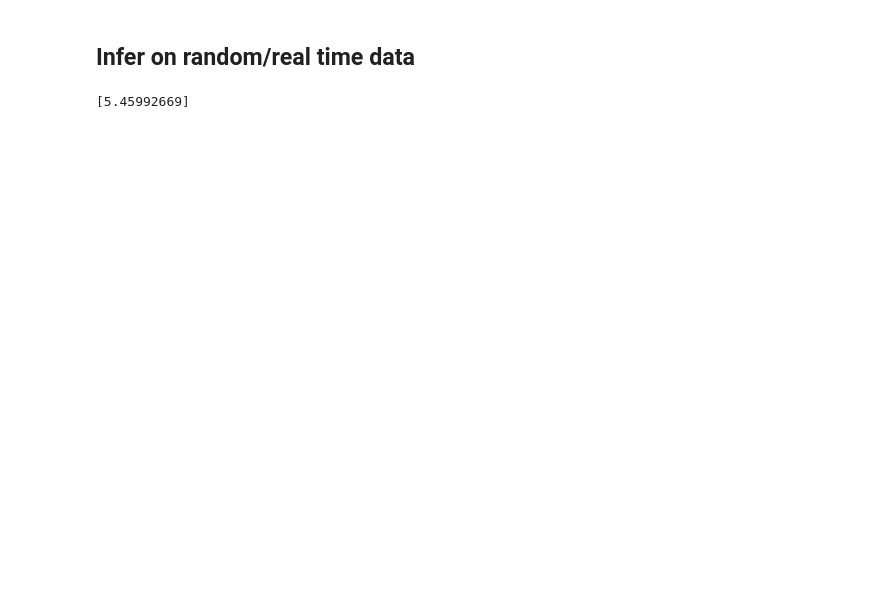
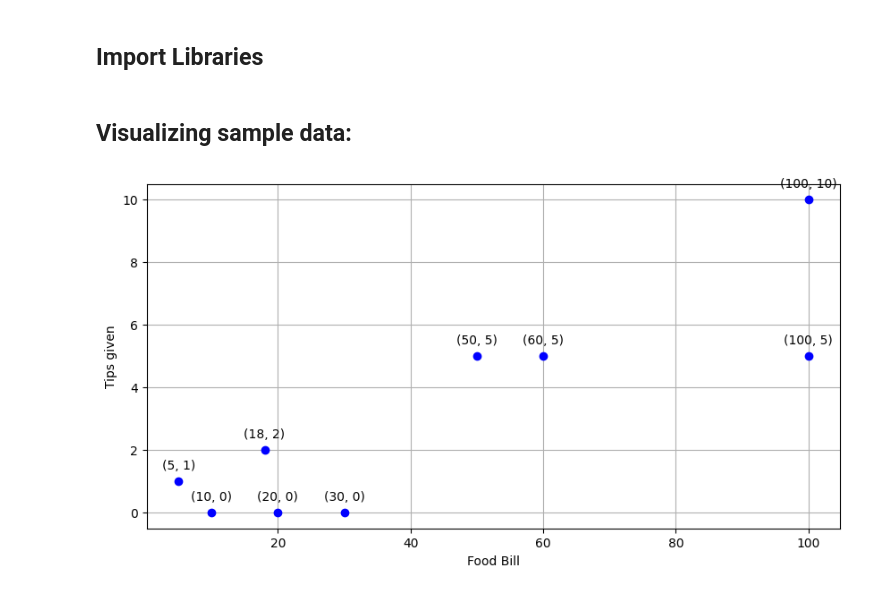
Before and after one commit to SudeepPattanshetty/Machine-Learning, a Jupyter notebook: ML_LinearRegression_1.ipynb, the cells around one changed output. Cells and saved outputs as stored; diff of their text form; code cells hidden in the pictures; blank space fills up the shorter version.

```diff
--- a/ML_LinearRegression_1.ipynb
+++ b/ML_LinearRegression_1.ipynb
@@ -132,6 +1,2 @@ Name: Tips, dtype: int64
-# %% [markdown]
-## Infer on random/real time data
-# %%
-print(lin_reg.predict([[100]]))
-# %% [output]
-[5.45992669]
+# %% [markdown]
+## Import Libraries
@@ -137,0 +11,21 @@ print(lin_reg.predict([[100]]))
+# %% [markdown]
+## Visualizing sample data:
+# %%
+x = [10, 20, 5, 100, 50, 18, 100, 60, 30] # Bills = Independent Variable
+y = [0, 0, 1, 5, 5, 2, 10, 5, 0] # Tips = Dependent Variable
+
+plt.figure(figsize=(10, 5))
+plt.grid(True)
+plt.xlabel("Food Bill")
+plt.ylabel("Tips given")
+plt.plot(x, y, 'o', color='blue')
+for xi,yj in zip(x, y):
+    label = f"({xi}, {yj})"
+
+    plt.annotate(label, # this is the text
+                 (xi,yj), # this is the point to label
+                 textcoords="offset points", # how to position the text
+                 xytext=(0,10), # distance from text to points(x,y)
+                 ha='center') # horizontal alignment can be left, right or center
+# %% [output]
+[figure, added]
```
Also changed, not shown: parts of 32 cells of this notebook.
